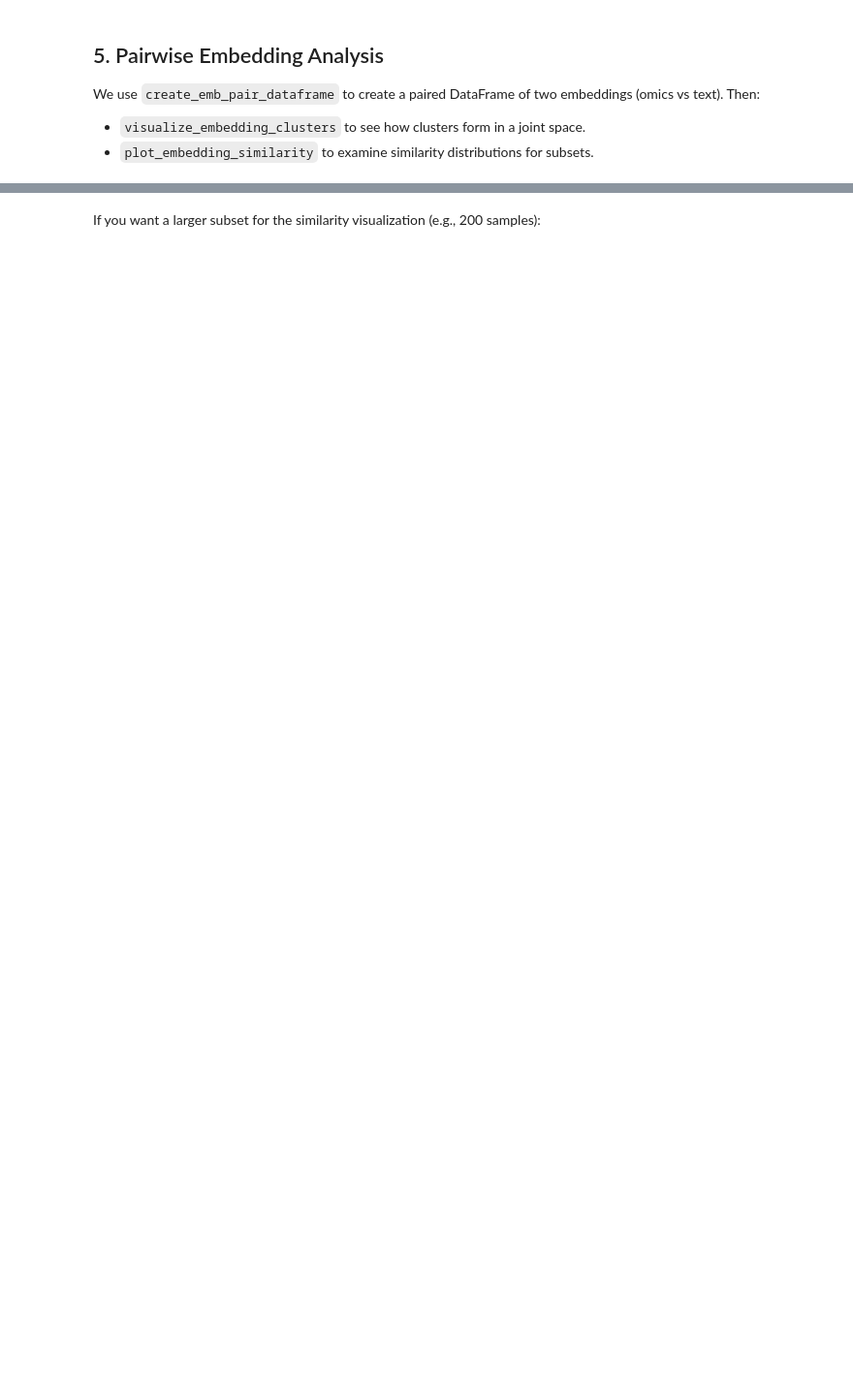
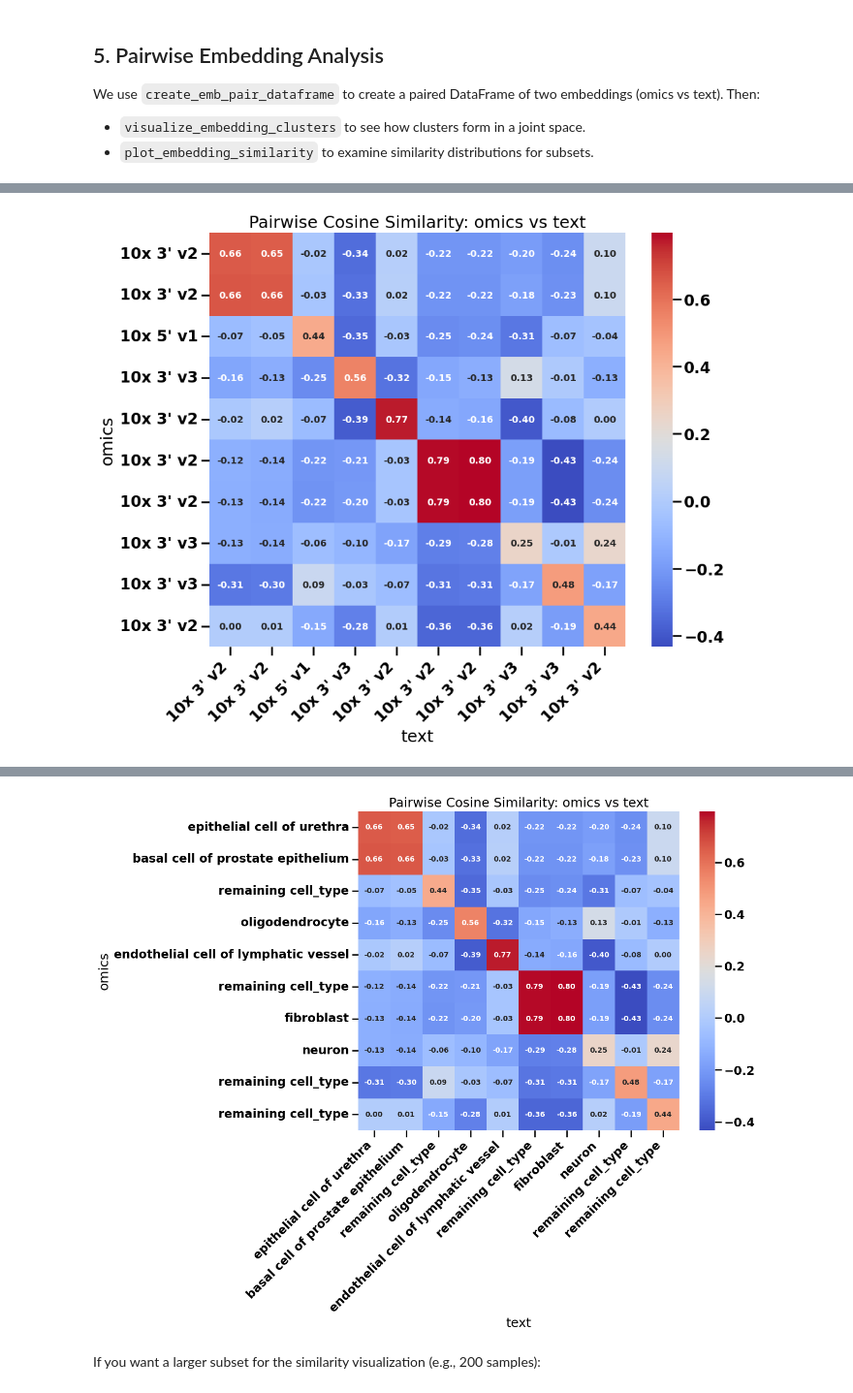
Before and after one commit to mengerj/mmcontext, a Jupyter notebook: exploratory/notebooks/eval_model.ipynb, the cells around one changed output, grey strips where cells are left out. Shown at 97% size. Cells and saved outputs as stored; diff of their text form; code cells hidden in the pictures; blank space fills up the shorter version.

```diff
--- a/exploratory/notebooks/eval_model.ipynb
+++ b/exploratory/notebooks/eval_model.ipynb
@@ -148,6 +209,6 @@ if SAVE_FIGURES:
 # %%
 logger.info("Plot embedding similarity with subset=10...")
-plot_embedding_similarity(emb_pair_df, emb1_type="omics", emb2_type="text", subset=10, label_key=BATCH_KEY)
+plot_embedding_similarity(emb_pair_df, emb1_type="omics", emb2_type="text", n_samples=10, label_key=BATCH_KEY)
 
 if SAVE_FIGURES:
     import matplotlib.pyplot as plt
@@ -156,10 +217,11 @@ if SAVE_FIGURES:
     logger.info("Similarity plot (subset=10, batch) saved.")
 
 logger.info("Plot embedding similarity with subset=10 using cell_type...")
-plot_embedding_similarity(emb_pair_df, emb1_type="omics", emb2_type="text", subset=10, label_key=LABEL_KEY)
+plot_embedding_similarity(emb_pair_df, emb1_type="omics", emb2_type="text", n_samples=10, label_key=LABEL_KEY)
 
 if SAVE_FIGURES:
     import matplotlib.pyplot as plt
 
     plt.savefig("similarity_subset10_celltype.png", dpi=150)
     logger.info("Similarity plot (subset=10, cell_type) saved.")
+# %% [output]
@@ -165,0 +229 @@ if SAVE_FIGURES:
+[figure, added]
@@ -166,3 +231,4 @@ if SAVE_FIGURES:
+[figure, added]
 # %% [markdown]
 If you want a larger subset for the similarity visualization (e.g., 200 samples):
 # %%
```
Also changed, not shown: parts of 16 cells of this notebook, 1 other file.
